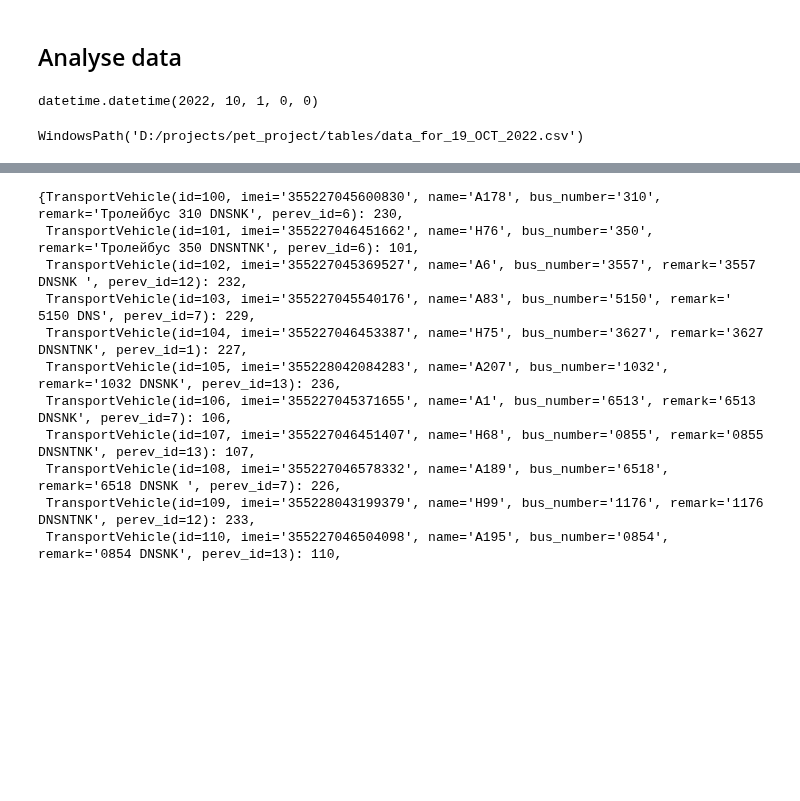
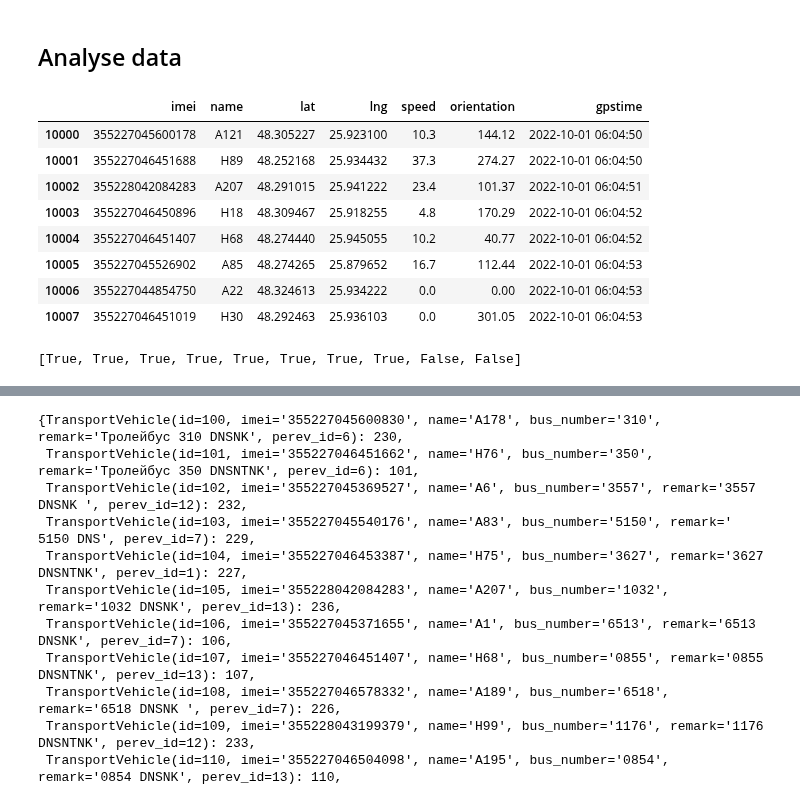
Before and after one commit to vadyusikh/PTETA, a Jupyter notebook: notebooks/Load to ASW.ipynb, the cells around one changed output, grey strips where cells are left out. Drawn from its saved outputs; the diff is of its cells as text; code cells hidden in the pictures; blank space fills up the shorter version.

```diff
--- a/notebooks/Load to ASW.ipynb
+++ b/notebooks/Load to ASW.ipynb
@@ -18,15 +18,37 @@ for df_path in tqdm(list(Path("../data/local/tables/").iterdir())[:1]):
         df_sum = pd.read_csv(df_path, encoding='utf-8', low_memory=False)
     else:
         df_sum.append(pd.read_csv(df_path, encoding='utf-8', low_memory=False))
+# %%
+COLUMNS_TO_USE = [
+    'imei', 'name', 'lat', 'lng', 'speed', 'orientation', 'gpstime'
+]
+
+COLUMNS_TO_UNIQUE =  [
+    'imei', 'name', 'lat', 'lng', 'gpstime'
+]
+# %%
+exp_m_df = df_sum[COLUMNS_TO_USE][10_000:10_010]
+sub_s_df = df_sum[COLUMNS_TO_USE][10_008:10_012]
+# exp_m_df, sub_s_df
+# %%
+df_to_write = exp_m_df.merge(sub_s_df, on=COLUMNS_TO_UNIQUE, how='left', indicator=True)
+df_to_write = exp_m_df[(df_to_write['_merge'] == 'left_only').tolist()]
+df_to_write
+# %% [output]
+|  | imei | name | lat | lng | speed | orientation | gpstime |
+| 10000 | 355227045600178 | A121 | 48.305227 | 25.923100 | 10.3 | 144.12 | 2022-10-01 06:04:50 |
+| 10001 | 355227046451688 | H89 | 48.252168 | 25.934432 | 37.3 | 274.27 | 2022-10-01 06:04:50 |
+| 10002 | 355228042084283 | A207 | 48.291015 | 25.941222 | 23.4 | 101.37 | 2022-10-01 06:04:51 |
+| 10003 | 355227046450896 | H18 | 48.309467 | 25.918255 | 4.8 | 170.29 | 2022-10-01 06:04:52 |
+| 10004 | 355227046451407 | H68 | 48.274440 | 25.945055 | 10.2 | 40.77 | 2022-10-01 06:04:52 |
+| 10005 | 355227045526902 | A85 | 48.274265 | 25.879652 | 16.7 | 112.44 | 2022-10-01 06:04:53 |
+| 10006 | 355227044854750 | A22 | 48.324613 | 25.934222 | 0.0 | 0.00 | 2022-10-01 06:04:53 |
+| 10007 | 355227046451019 | H30 | 48.292463 | 25.936103 | 0.0 | 301.05 | 2022-10-01 06:04:53 |
+# %%
+(df_to_write['_merge'] == 'left_only').tolist()
+# %% [output]
+[True, True, True, True, True, True, True, True, False, False]
 # %%
 file_path_list = list(Path("D:/projects/pet_project/tables").iterdir())
 file_path_list = sorted(file_path_list,
                         key=lambda p: datetime.strptime(p.name[9:-4], '%d_%b_%Y'))
-# %%
-datetime.strptime( '01_OCT_2022', '%d_%b_%Y')
-# %% [output]
-datetime.datetime(2022, 10, 1, 0, 0)
-# %%
-file_path_list[10]
-# %% [output]
-WindowsPath('D:/projects/pet_project/tables/data_for_19_OCT_2022.csv')
```
Also changed, not shown: parts of 13 cells of this notebook, 2 other files.
